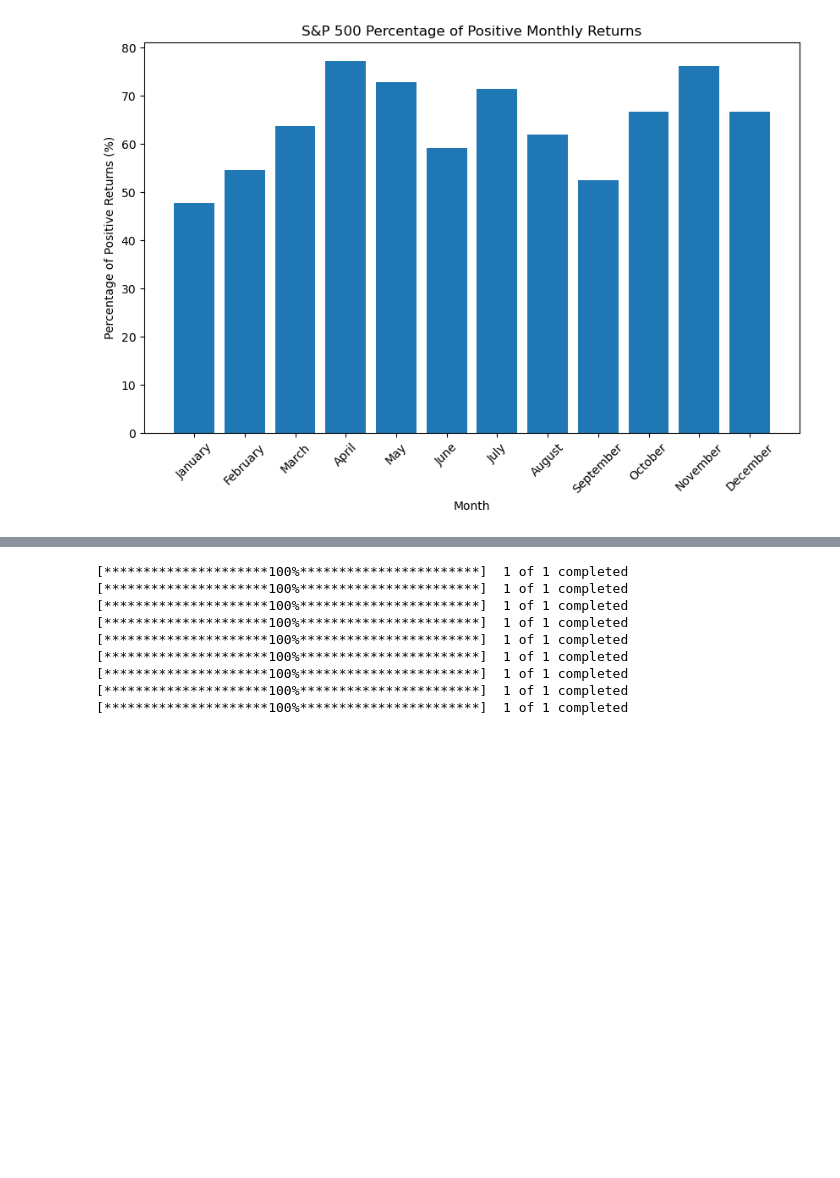
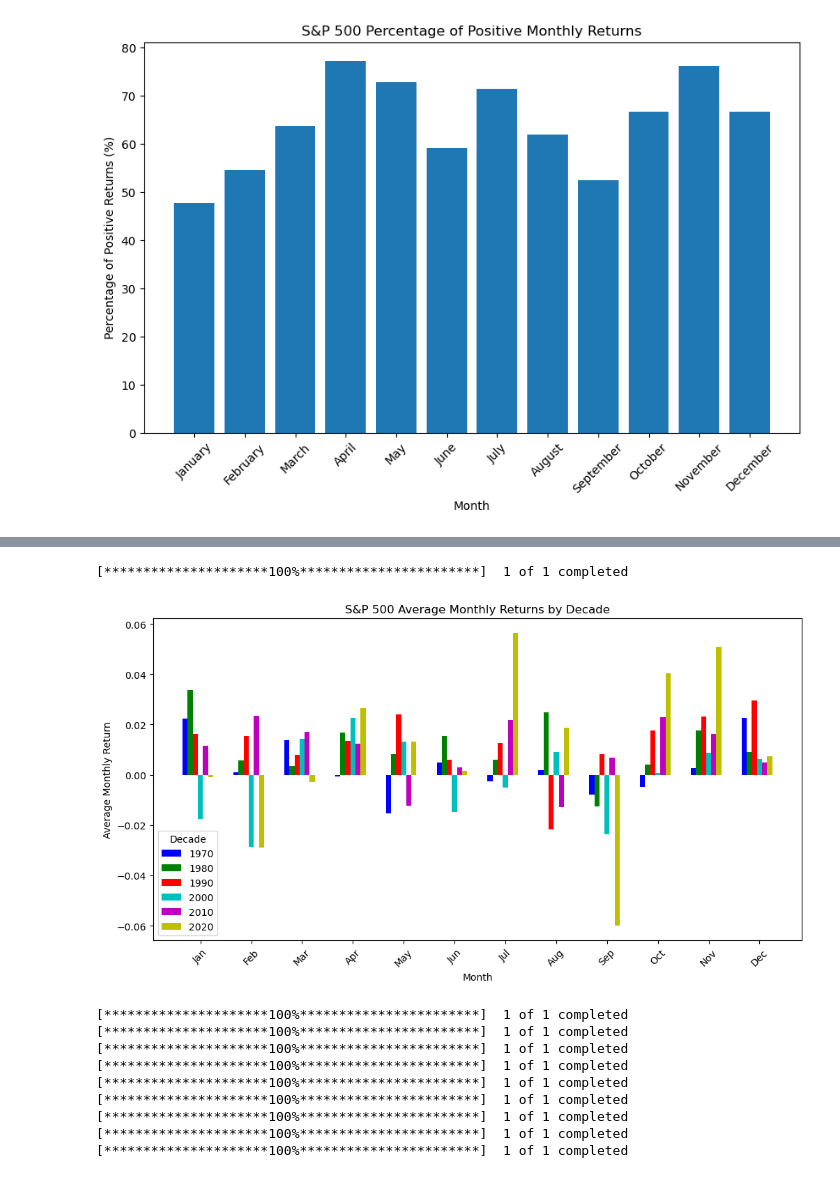
Before and after one commit to danielsobrado/notebooks_invest, a Jupyter notebook: seasonality/Seasonality per Month and Sector.ipynb, the cells around one changed output, grey strips where cells are left out. Cells and saved outputs as stored; diff of their text form; code cells hidden in the pictures; blank space fills up the shorter version.

```diff
--- a/seasonality/Seasonality per Month and Sector.ipynb
+++ b/seasonality/Seasonality per Month and Sector.ipynb
@@ -73,3 +116,46 @@ plt.show()
+# %%
+import yfinance as yf
+import matplotlib.pyplot as plt
+
+# Download S&P 500 data
+sp500_data = yf.download('^GSPC', start='1970-01-01')
+
+# Resample to end of month and forward fill any missing values
+sp500_data = sp500_data.resample('M').ffill()
+
+# Calculate monthly returns
+sp500_data['monthly_return'] = sp500_data['Close'].pct_change()
+
+# Add a decade column to the DataFrame
+sp500_data['decade'] = (sp500_data.index.year // 10) * 10
+
+# Get data for each decade
+decades = sorted(sp500_data['decade'].unique())
+decade_data = {decade: sp500_data[sp500_data['decade'] == decade] for decade in decades}
+
+# Calculate average return for each month of each decade
+avg_returns = {decade: data.groupby(data.index.month)['monthly_return'].mean() for decade, data in decade_data.items()}
+
+# Plotting
+fig, ax = plt.subplots(figsize=(12,6))
+
+colors = ['b', 'g', 'r', 'c', 'm', 'y', 'k']
+
+for i, (decade, avg_return) in enumerate(avg_returns.items()):
+    ax.bar(avg_return.index + (i - len(avg_returns) / 2) * 0.1, avg_return.values, width=0.1, color=colors[i % len(colors)], align='center', label=str(decade))
+
+months = ['Jan', 'Feb', 'Mar', 'Apr', 'May', 'Jun', 'Jul', 'Aug', 'Sep', 'Oct', 'Nov', 'Dec']
+plt.xticks(ticks=range(1, 13), labels=months, rotation=45)
+
+plt.title('S&P 500 Average Monthly Returns by Decade')
+plt.xlabel('Month')
+plt.ylabel('Average Monthly Return')
+plt.legend(title='Decade', loc='lower left')
+
+plt.show()
+# %% [output]
+[*********************100%***********************]  1 of 1 completed
+[figure, added]
 # %%
 # Initialize a DataFrame to store the seasonality data for each sector
 seasonality_average_monthly_returns = pd.DataFrame()
```
Also changed, not shown: parts of 5 cells of this notebook, 3 other files.
